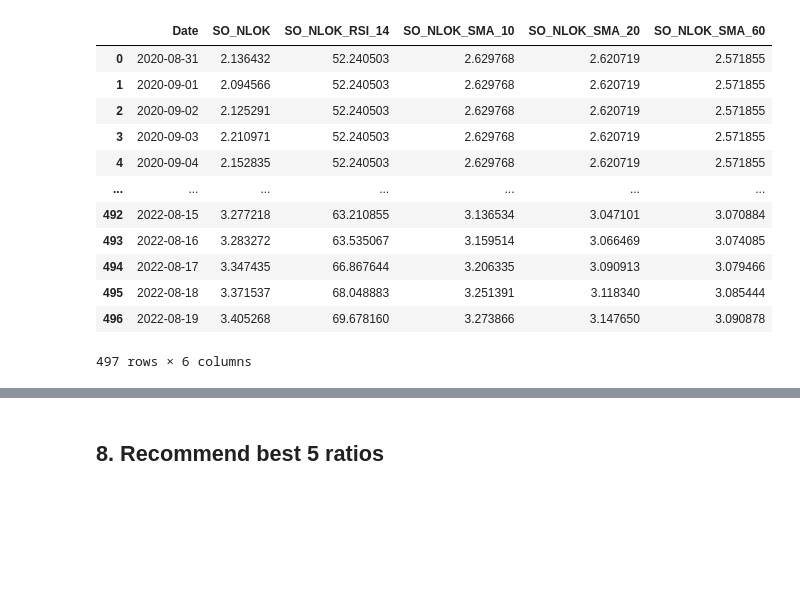
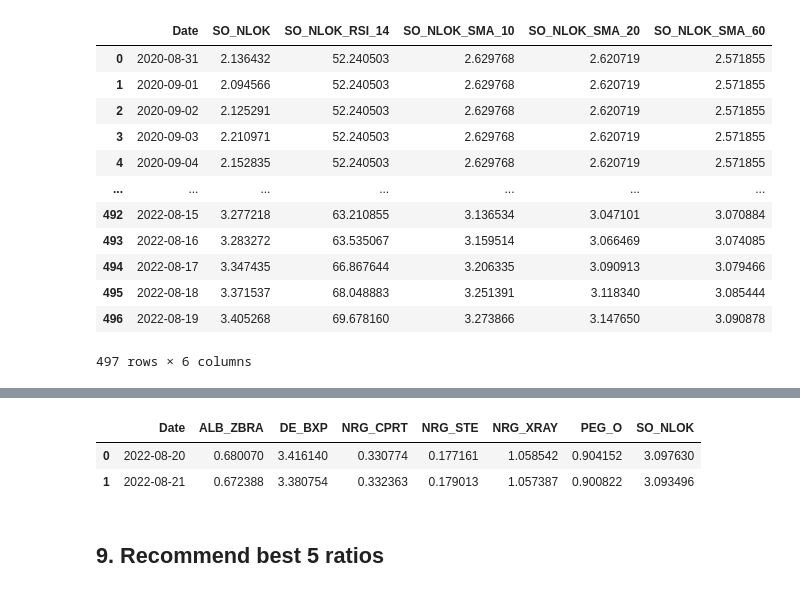
Before and after one commit to greengamma/long-short-trade-ideas-generator, a Jupyter notebook: notebooks/XGBoost_model.ipynb, the cells around one changed output, grey strips where cells are left out. Drawn from its saved outputs; the diff is of its cells as text; code cells hidden in the pictures; blank space fills up the shorter version.

```diff
--- a/notebooks/XGBoost_model.ipynb
+++ b/notebooks/XGBoost_model.ipynb
@@ -284,5 +295,29 @@ The average MAPE of all 7 ratios is: 11.48%
+# %%
+preds_df = pd.DataFrame()
+i = 0
+
+for pred in preds:
+    preds_df[preds_cols[i]] = pred
+    i += 1
+# %%
+check_df = sorted_df.reset_index()
+# %%
+actual_start_date = (check_df['Date'].iloc[-1] +
+                     datetime.timedelta(days=1)).strftime("%Y-%m-%d")
+actual_end_date = (check_df['Date'].iloc[-1] +
+                   datetime.timedelta(days=30)).strftime("%Y-%m-%d")
+# %%
+preds_df['Date'] = pd.date_range(actual_start_date, actual_end_date)
+first_column = preds_df.pop('Date')
+preds_df.insert(0, 'Date', first_column)
+# %%
+preds_df.head(2)
+# %% [output]
+|  | Date | ALB_ZBRA | DE_BXP | NRG_CPRT | NRG_STE | NRG_XRAY | PEG_O | SO_NLOK |
+| 0 | 2022-08-20 | 0.680070 | 3.416140 | 0.330774 | 0.177161 | 1.058542 | 0.904152 | 3.097630 |
+| 1 | 2022-08-21 | 0.672388 | 3.380754 | 0.332363 | 0.179013 | 1.057387 | 0.900822 | 3.093496 |
 # %% [markdown]
-## 8. Recommend best 5 ratios
+## 9. Recommend best 5 ratios
 # %%
 # sort from best to worst
 bst_list = sorted(mape_dict.items(), key=lambda item: item[1])
```
Also changed, not shown: parts of 23 cells of this notebook.
